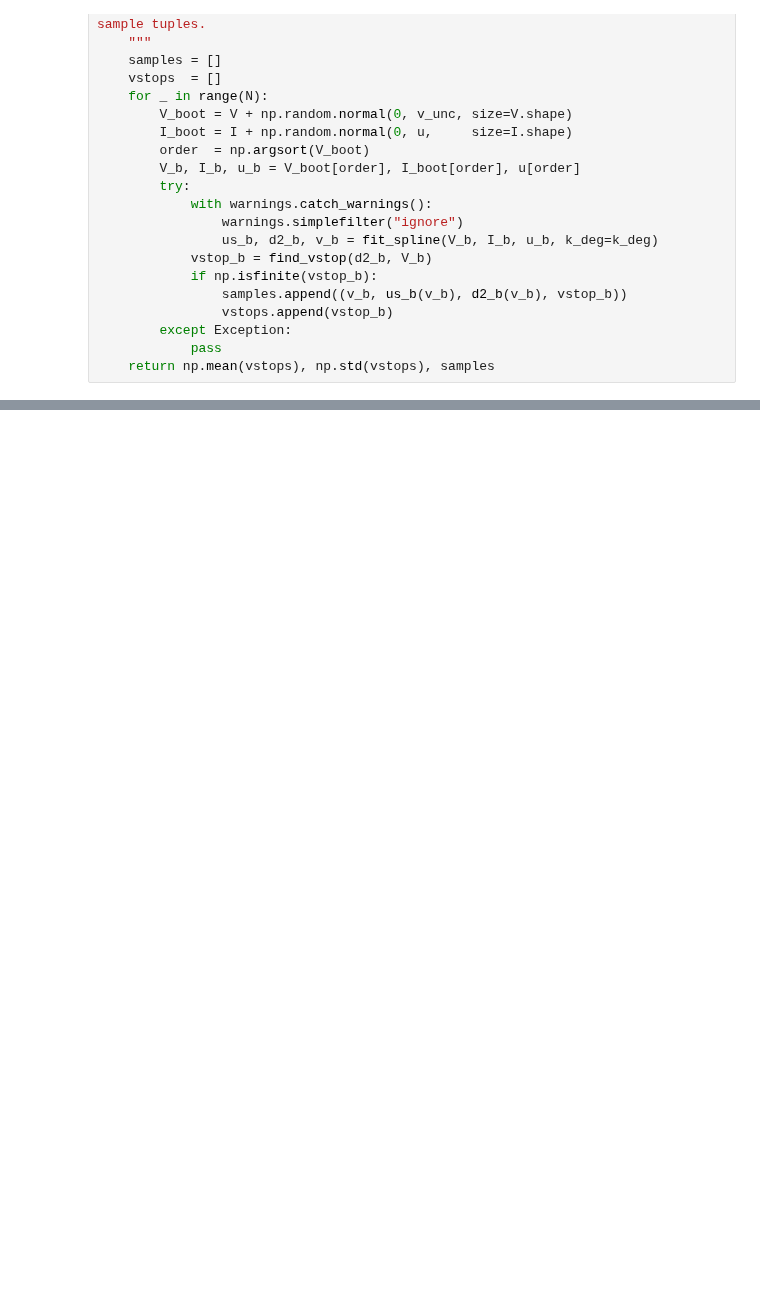
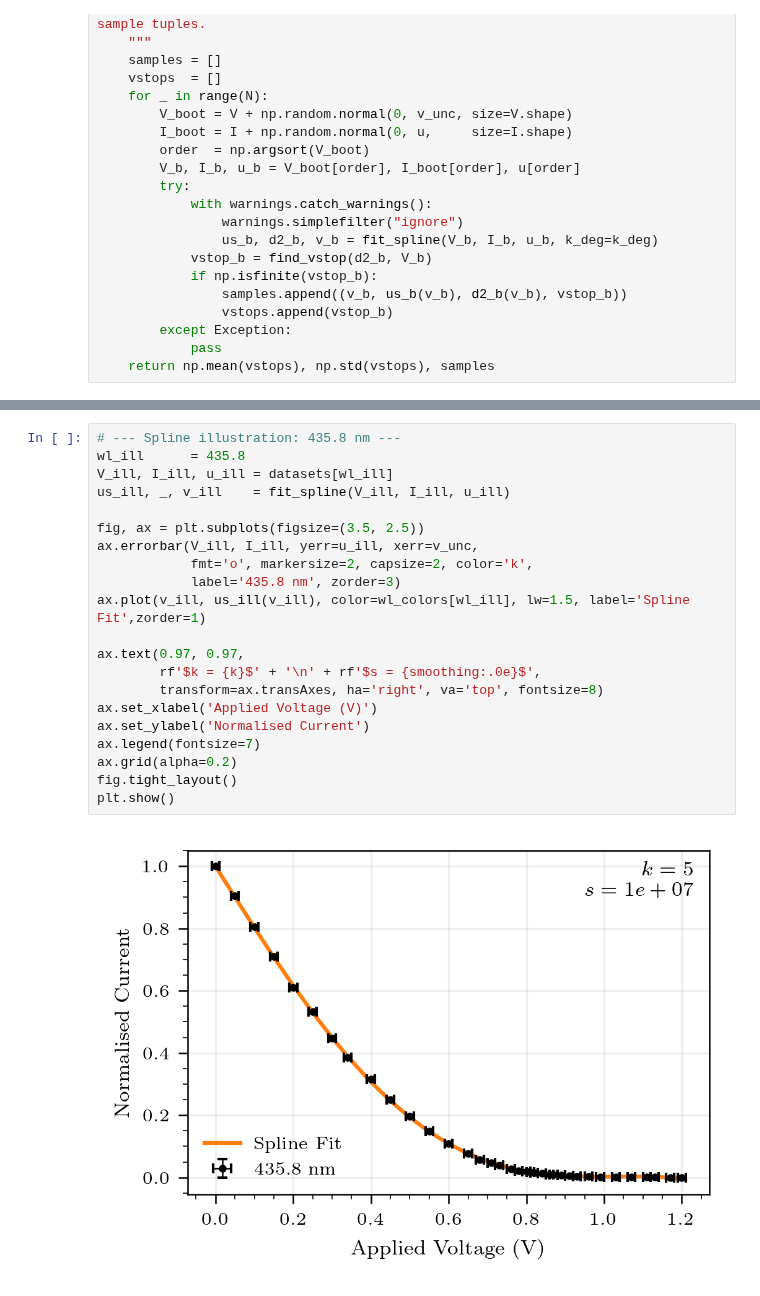
Before and after one commit to asuradev99/jlab, a Jupyter notebook: photoelectric/main.ipynb, the cells around one changed output, grey strips where cells are left out. Drawn from its saved outputs; the diff is of its cells as text; blank space fills up the shorter version.

```diff
--- a/photoelectric/main.ipynb
+++ b/photoelectric/main.ipynb
@@ -285,0 +512,23 @@ true: h =  6.626 × 10⁻³⁴ J·s
+# %%
+# --- Spline illustration: 435.8 nm ---
+wl_ill      = 435.8
+V_ill, I_ill, u_ill = datasets[wl_ill]
+us_ill, _, v_ill    = fit_spline(V_ill, I_ill, u_ill)
+
+fig, ax = plt.subplots(figsize=(3.5, 2.5))
+ax.errorbar(V_ill, I_ill, yerr=u_ill, xerr=v_unc,
+            fmt='o', markersize=2, capsize=2, color='k',
+            label='435.8 nm', zorder=3)
+ax.plot(v_ill, us_ill(v_ill), color=wl_colors[wl_ill], lw=1.5, label='Spline Fit',zorder=1)
+
+ax.text(0.97, 0.97,
+        rf'$k = {k}$' + '\n' + rf'$s = {smoothing:.0e}$',
+        transform=ax.transAxes, ha='right', va='top', fontsize=8)
+ax.set_xlabel('Applied Voltage (V)')
+ax.set_ylabel('Normalised Current')
+ax.legend(fontsize=7)
+ax.grid(alpha=0.2)
+fig.tight_layout()
+plt.show()
+# %% [output]
+[figure, added]
```
Also changed, not shown: parts of 10 cells of this notebook.
